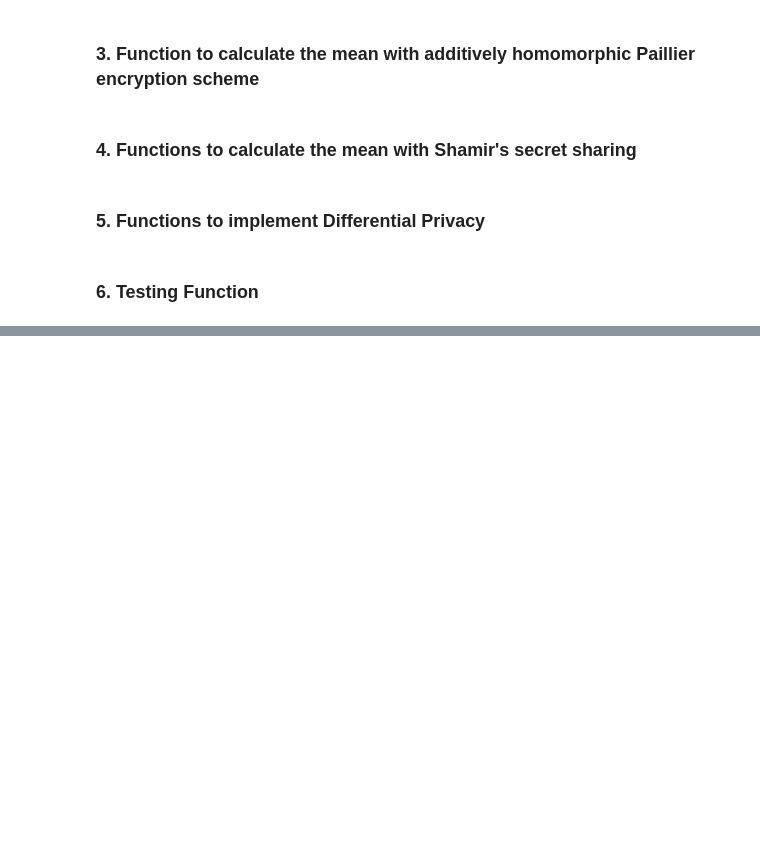
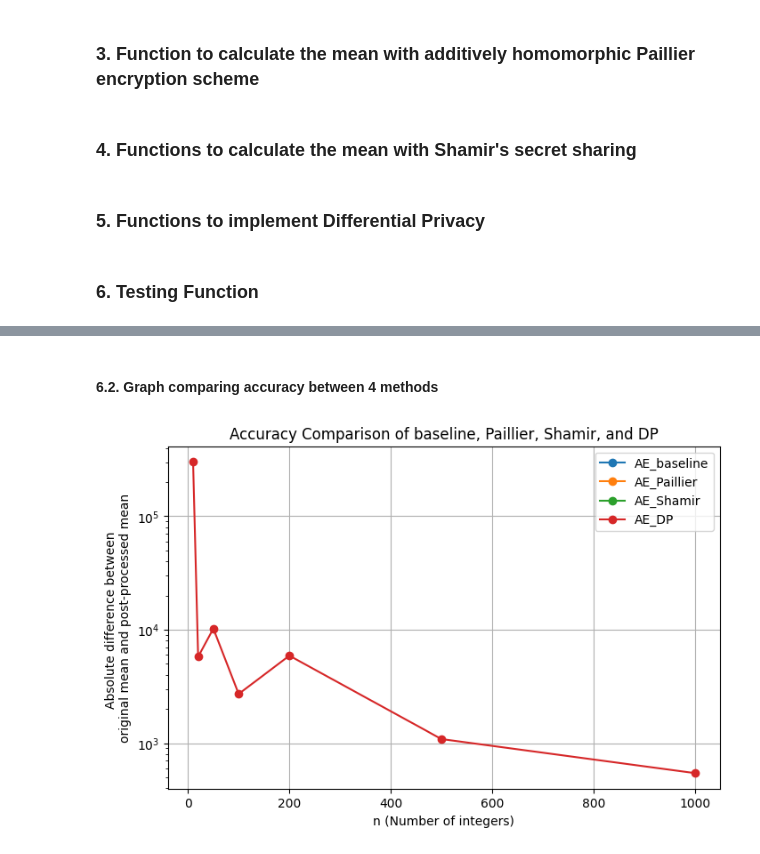
Before and after one commit to bachnguyen234/cs323-project-4, a Jupyter notebook: cs323-project-4.ipynb, the cells around one changed output, grey strips where cells are left out. Saved outputs shown, nothing was run; the diff lists cells and outputs as text; code cells hidden in the pictures; blank space fills up the shorter version.

```diff
--- a/cs323-project-4.ipynb
+++ b/cs323-project-4.ipynb
@@ -45,7 +45,9 @@ def baseline_mean(temp_list):
                                  to be used for mean computation.
 
     Output:
-        float: The computation time (in seconds) required to calculate the mean.
+        tuple:
+            - float: The computation time (in seconds) required to calculate the mean.
+            - float: The calculated average
     """
     # Get the start time
     t0 = time.perf_counter()
@@ -58,7 +60,7 @@ def baseline_mean(temp_list):
 
     # Compute elapsed time
     computation_time = t1 - t0
-    return computation_time
+    return computation_time, average
 # %% [markdown]
 ### 3. Function to calculate the mean with additively homomorphic Paillier encryption scheme
 # %%
@@ -264,14 +283,2 @@ def dp_mean_with_value(temp_list, epsilon, min_val, max_val, rng):
 # %% [markdown]
 ### 6. Testing Function
-# %%
-values = np.arange(100).tolist()  # simple, known data
-epsilon = 1.0
-min_val, max_val = 0, 1_000_000
-
-t_dp, noisy_mean = dp_mean_with_value(values, epsilon, min_val, max_val, rng)
-true_mean = float(np.mean(values))
-
-print(f"True mean:  {true_mean:.6f}")
-print(f"DP mean:    {noisy_mean:.6f}")
-print(f"Abs Error:  {abs(noisy_mean - true_mean):.6f}")
-print(f"Runtime:    {t_dp:.6e} s")
@@ -437,0 +416,17 @@ plt.show()
+# %% [markdown]
+#### 6.2. Graph comparing accuracy between 4 methods
+# %%
+# Generate the plot
+plt.figure(figsize=(8, 5))
+for method in ["AE_baseline", "AE_Paillier", "AE_Shamir", "AE_DP"]:
+    plt.plot(df_results["n"], df_results[method], marker='o', label=method)
+
+plt.xlabel("n (Number of integers)")
+plt.ylabel("Absolute difference between \noriginal mean and post-processed mean")
+plt.yscale("log")
+plt.title("Accuracy Comparison of baseline, Paillier, Shamir, and DP")
+plt.legend()
+plt.grid(True)
+plt.show()
+# %% [output]
+[figure, added]
```
Also changed, not shown: parts of 17 cells of this notebook, 1 other file.
